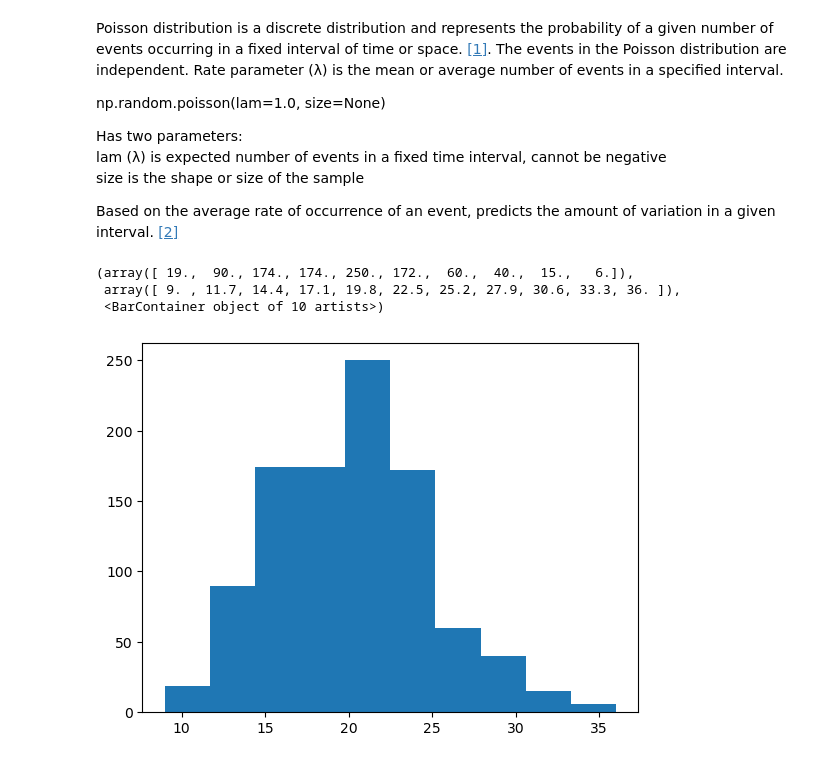
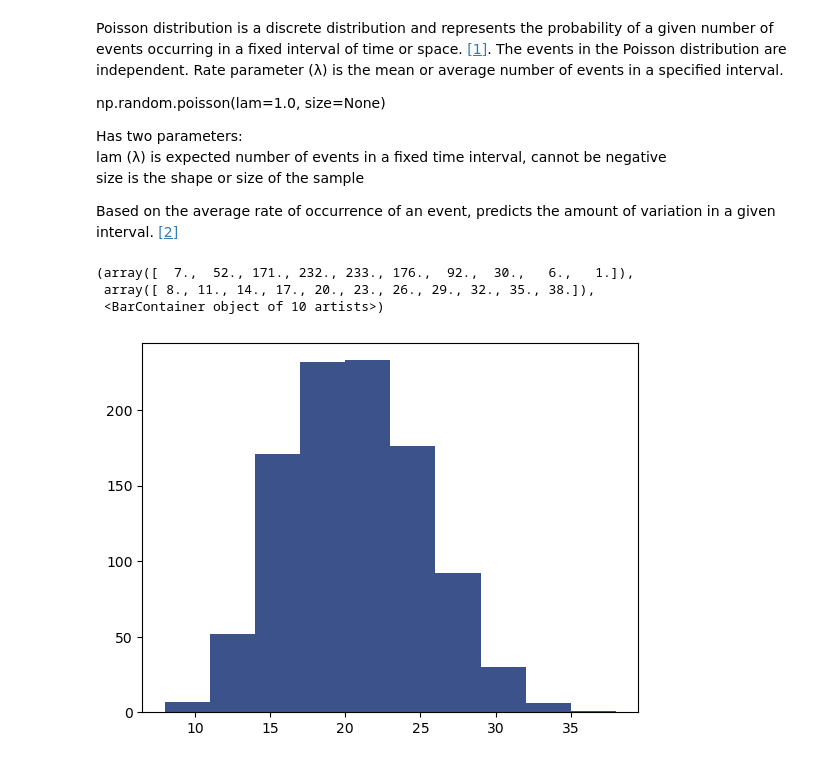
Before and after one commit to Tanja888/funddata-assessment, a Jupyter notebook: practicals/02-randomness-exercises.ipynb, the cells around one changed output. Cells and saved outputs as stored; diff of their text form; code cells hidden in the pictures.

```diff
--- a/practicals/02-randomness-exercises.ipynb
+++ b/practicals/02-randomness-exercises.ipynb
@@ -441,9 +441,9 @@ rng = np.random.default_rng()
 # 20 is lambda or the mean and 1000 is the size
 s = rng.poisson(20, 1000)
 # %%
-plt.hist(s)
+plt.hist(s, color='#3b528b')
 # %% [output]
-(array([ 19.,  90., 174., 174., 250., 172.,  60.,  40.,  15.,   6.]),
- array([ 9. , 11.7, 14.4, 17.1, 19.8, 22.5, 25.2, 27.9, 30.6, 33.3, 36. ]),
+(array([  7.,  52., 171., 232., 233., 176.,  92.,  30.,   6.,   1.]),
+ array([ 8., 11., 14., 17., 20., 23., 26., 29., 32., 35., 38.]),
  <BarContainer object of 10 artists>)
-[figure, old version]
+[figure, new version]
```
Also changed, not shown: parts of 22 cells of this notebook.
